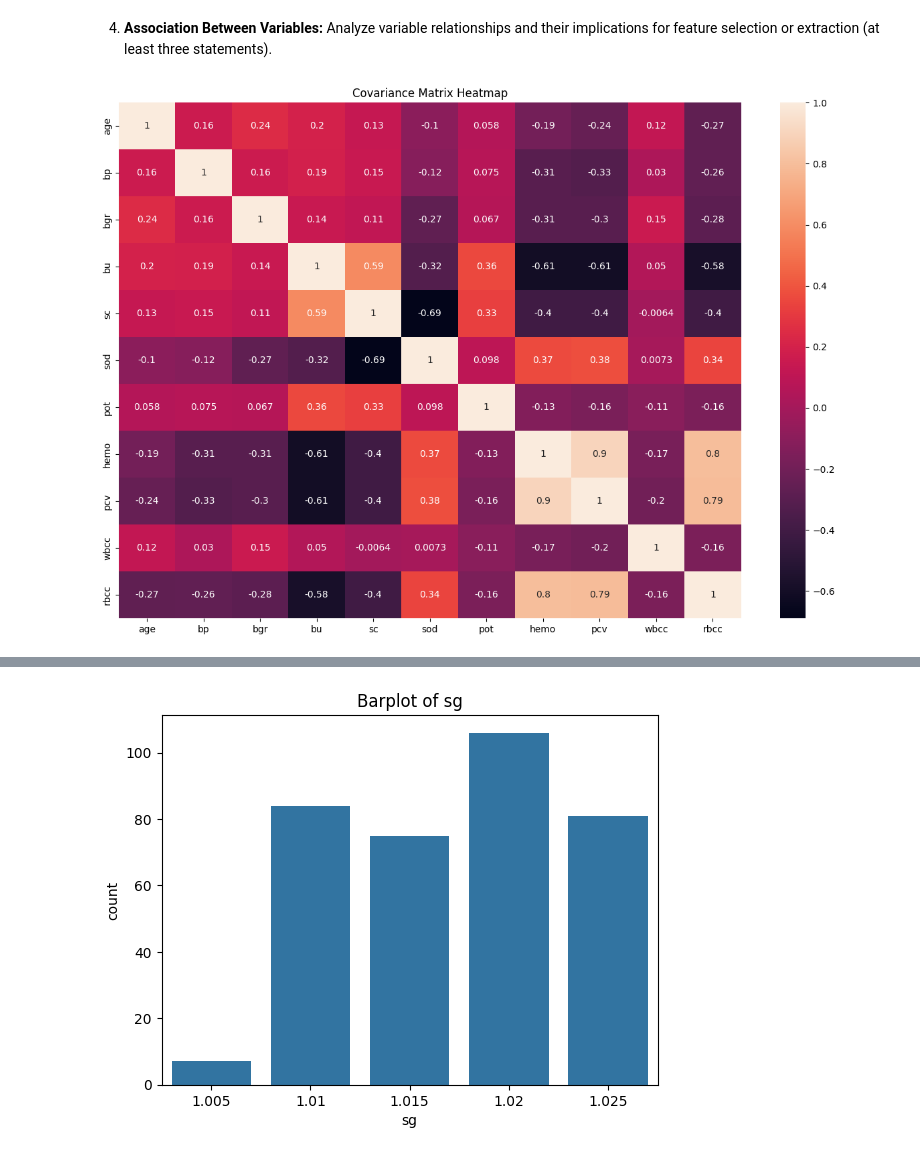
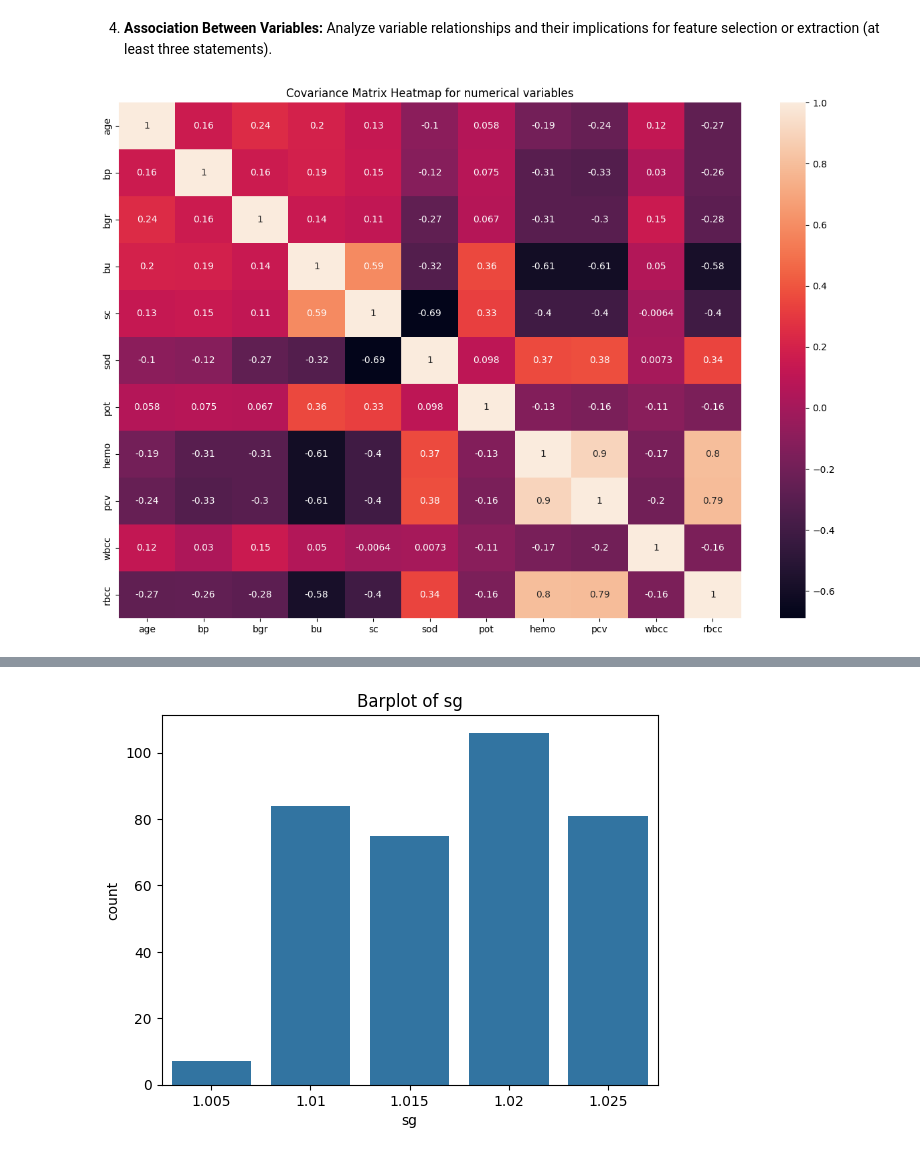
Before and after one commit to dail9/3da-assignment6, a Jupyter notebook: assignment6.ipynb, the cells around one changed output, grey strips where cells are left out. Saved outputs shown, nothing was run; the diff lists cells and outputs as text; code cells hidden in the pictures.

```diff
--- a/assignment6.ipynb
+++ b/assignment6.ipynb
@@ -500,15 +500,15 @@ In these 25 variables, all variables in X are covariates (consists 14 floats and
 # %%
 # prof says numerical variables shuold use heatmap, categorical variables should use use barplot.
 #
 #
 #
 #
 #numerical variables:
 float64=X1.select_dtypes(include=['float64'])
 plt.figure(figsize=(15, 10))
 sns.heatmap(float64.corr(),
         annot=True)
-plt.title('Covariance Matrix Heatmap')
+plt.title('Covariance Matrix Heatmap for numerical variables')
 plt.show()
 # %% [output]
-[figure, old version]
+[figure, new version]
```
Also changed, not shown: parts of 2 cells of this notebook.
